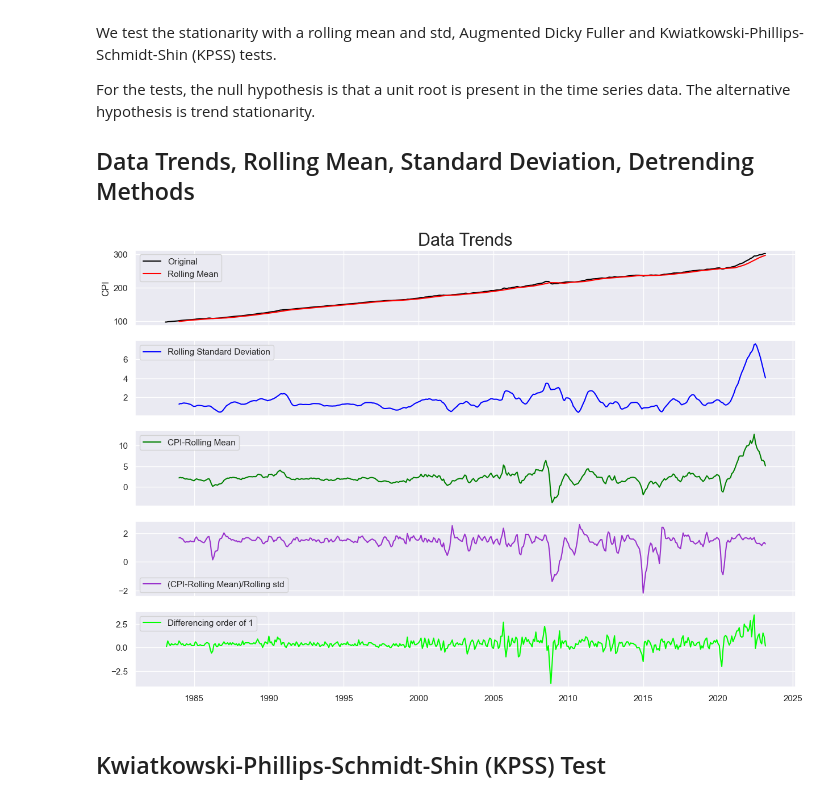
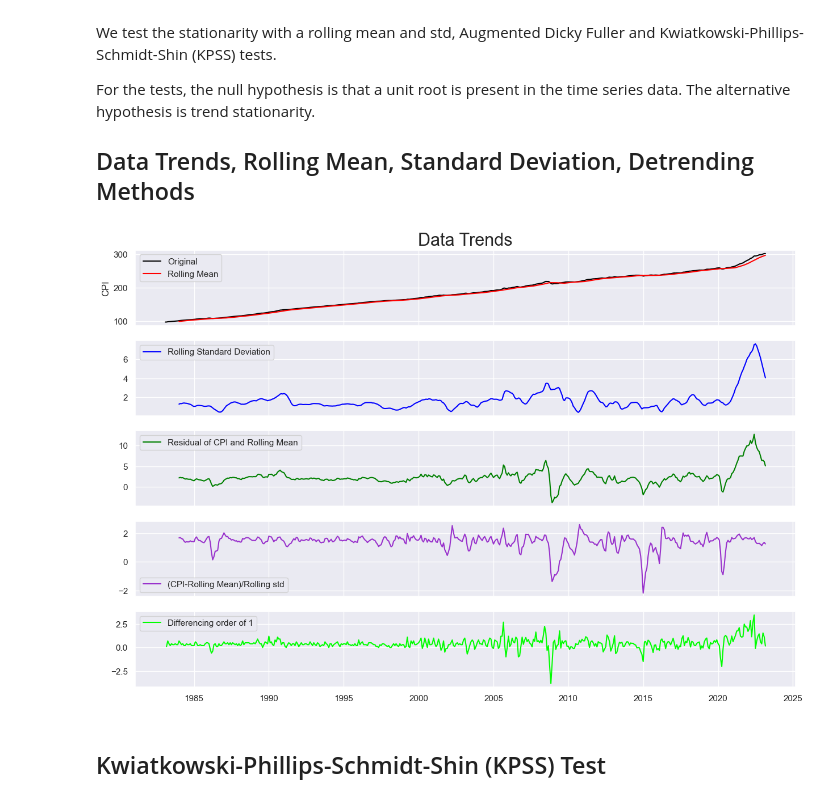
Before and after one commit to RaminVali/Time_Series_Project, a Jupyter notebook: ARIMA_GARCH_Prophet.ipynb, the cells around one changed output. Drawn from its saved outputs; the diff is of its cells as text; code cells hidden in the pictures.

```diff
--- a/ARIMA1.ipynb
+++ b/ARIMA_GARCH_Prophet.ipynb
@@ -231,35 +230,35 @@ numfig = 5
 rmean=df['CPI'].rolling(window=12).mean()
 rstd=df['CPI'].rolling(window=12).std()
 #print(rmean,rstd)
 
 # First order differencing
 diff = df['CPI']-df['CPI'].shift(1)
 diff = diff.dropna()
 detrend = pd.DataFrame(diff, index = diff.index)
 
 
 fig, ax = plt.subplots(numfig,1, sharex = True, figsize = (15,10))
 ax[0].plot(df['CPI'] , color='black',label='Original')
 ax[0].plot(rmean , color='red',label='Rolling Mean')
 ax[0].set_ylabel('CPI')
 
 ax[1].plot(rstd,color='blue',label = 'Rolling Standard Deviation')
 
-ax[2].plot(df['CPI']-rmean , color='green',label='CPI-Rolling Mean')
+ax[2].plot(df['CPI']-rmean , color='green',label='Residual of CPI and Rolling Mean')
 
 ax[3].plot((df['CPI']-rmean)/rstd , color='darkorchid',label='(CPI-Rolling Mean)/Rolling std')
 
 ax[4].plot(diff , color='lime', label='Differencing order of 1')
 
 
 for i in range(0,numfig):
  ax[i].legend(loc='best')
 
 
 ax[0].set_title("Data Trends", fontdict = {'fontsize':22})
 plt.show(block=False)
 # %% [output]
-[figure, old version]
+[figure, new version]
 # %% [markdown]
 ## Kwiatkowski-Phillips-Schmidt-Shin (KPSS) Test
 # %%
```
Also changed, not shown: parts of 25 cells of this notebook.
